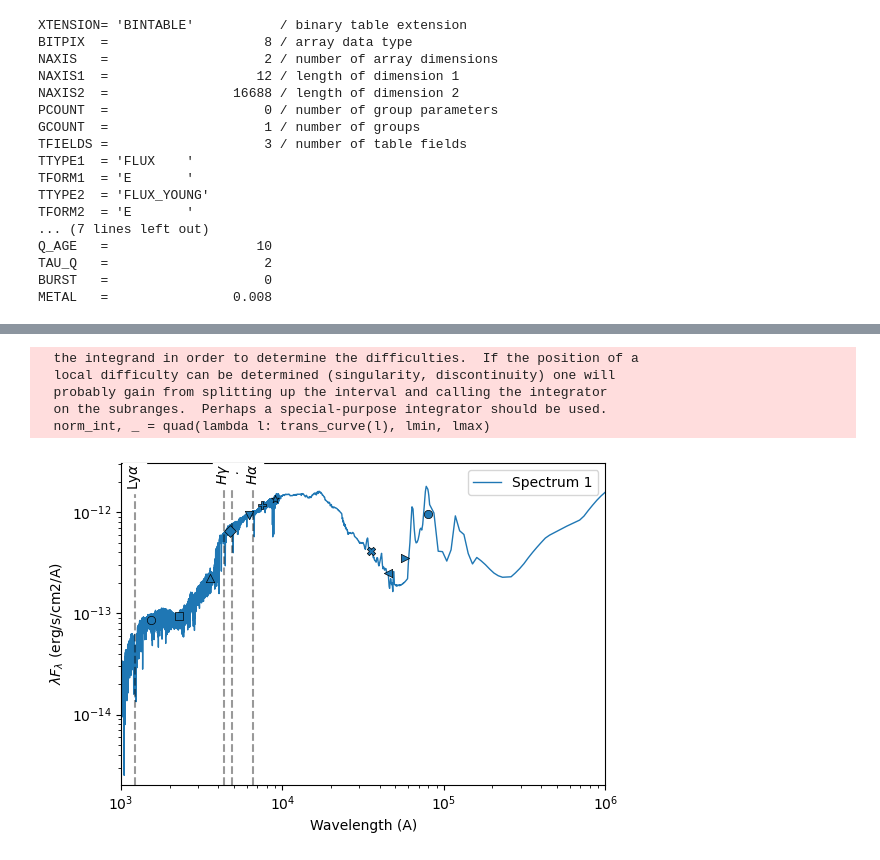
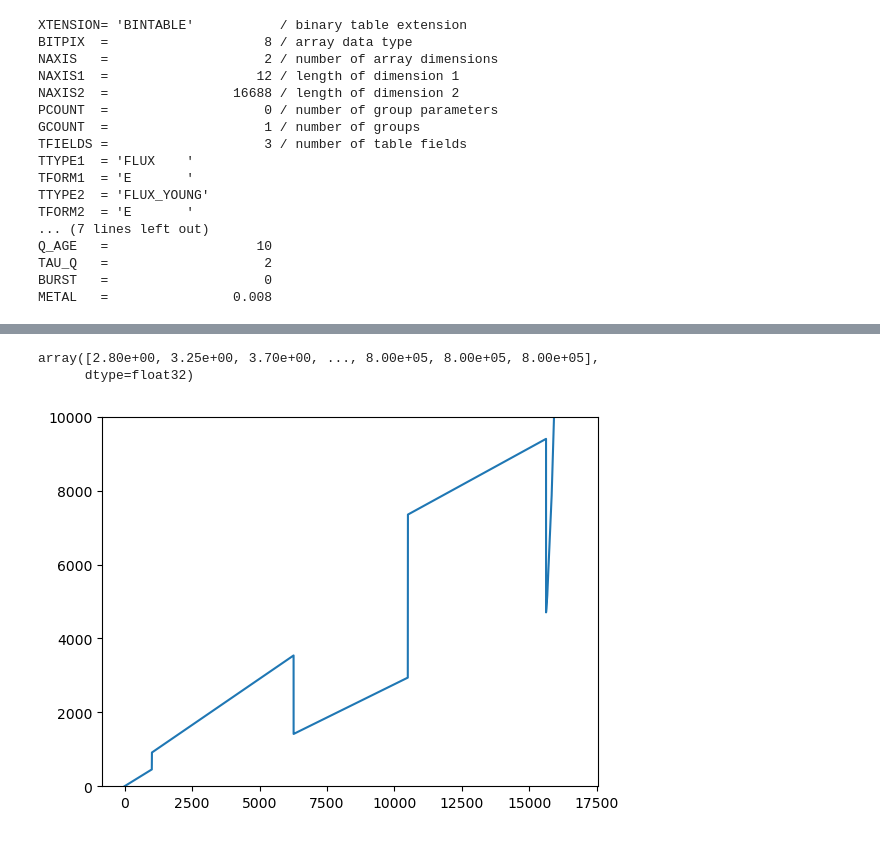
Before and after one commit to robertoinfurna/Jellifish, a Jupyter notebook: test_models.ipynb, the cells around one changed output, grey strips where cells are left out. Cells and saved outputs as stored; diff of their text form; code cells hidden in the pictures.

```diff
--- a/test_models.ipynb
+++ b/test_models.ipynb
@@ -54,38 +57,35 @@ Loading nebular lines templates from  nebular_Byler_mist_2018.lines
  3.8125 3.875  3.9375 4.    ]
 Loading of dust emission templates completed.
 # %%
-mock_spec = fitter.synthetic_spectrum(
-            multi_component=True,
-            Q_AGE=30,
-            TAU_Q=12,
-            BURST=0,
-            METAL=0.014,
-            fesc=0.5,
-            av=1.2,
-            av_ext= 0.094,
-            alpha=3.5,
-            m_star=9.2,
-            ion_gas=-3.94,
-            age_gas=13,
-            redshift=0.02,
-            dl=104,  # Luminosity distance in Mpc (assumed)
-        )
+mock_specs = []
+for v_disp in [50,60,70,100,150,200]: #100,1000
+
+
+    mock_spec = fitter.synthetic_spectrum(
+                multi_component=True,
+                Q_AGE=190,
+                TAU_Q=50,
+                BURST=0,
+                METAL=0.017,
+                fesc=0.5,
+                av=0.2,
+                av_ext= 0.0,
+                alpha=3.5,
+                m_star=9.2,
+                ion_gas=-0.94,
+                age_gas=6,
+                redshift=0.02,
+                vel_sys=0.01,
+                sigma_vel=v_disp,
+                dl=104,  # Luminosity distance in Mpc (assumed)
+            )
+    mock_specs.append(mock_spec)
-# %%
-
-bands=['galex_fuv','galex_nuv','sdss_u','sdss_g','sdss_r','sdss_i','sdss_z','spitzer_irac_1','spitzer_irac_2','spitzer_irac_3','spitzer_irac_4']
-
-mock_spec.plot(per_wavelength=True,phot_points=bands,phot_legend=True,
-              winf=1000,wsup=1e6,show_H_lines=True)
-
-phot_points = mock_spec.get_phot(bands=bands,units='mJy')
-
-for b in bands:
-    value, error = phot_points.data[b]
-    phot_points.data[b] = (value, 0.1 * value)
-# %% [output]
-  the integrand in order to determine the difficulties.  If the position of a
-  local difficulty can be determined (singularity, discontinuity) one will
-  probably gain from splitting up the interval and calling the integrator
-  on the subranges.  Perhaps a special-purpose integrator should be used.
-  norm_int, _ = quad(lambda l: trans_curve(l), lmin, lmax)
-[figure, removed]
+# %%
+mock_specs[0].res_delta_lambda/fitter.model_wl
+plt.plot(fitter.model_res)
+plt.ylim(0,10000)
+fitter.model_res
+# %% [output]
+array([2.80e+00, 3.25e+00, 3.70e+00, ..., 8.00e+05, 8.00e+05, 8.00e+05],
+      dtype=float32)
+[figure, added]
```
Also changed, not shown: parts of 24 cells of this notebook, 1 other file.
